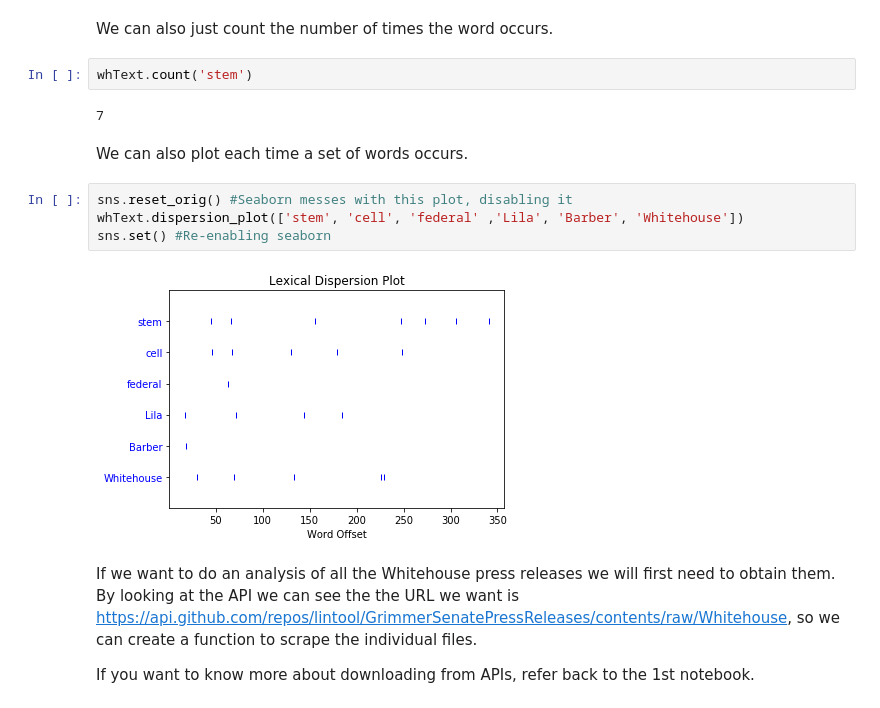
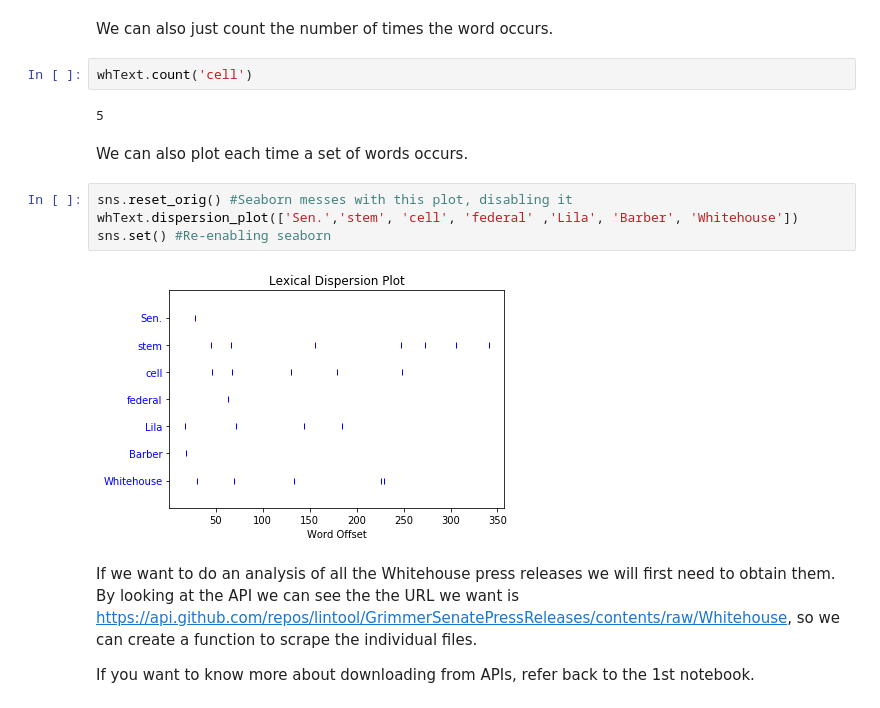
Before and after one commit to 1yangdongchen/Upcoming, a Jupyter notebook: 2-Corpus-Linguistics/2-Corpus-Linguistics.ipynb, the cells around one changed output. Saved outputs shown, nothing was run; the diff lists cells and outputs as text.

```diff
--- a/2-Corpus-Linguistics/2-Corpus-Linguistics.ipynb
+++ b/2-Corpus-Linguistics/2-Corpus-Linguistics.ipynb
@@ -318,18 +335,18 @@ embryonic_cells
 # %% [markdown]
 We can also just count the number of times the word occurs.
 # %%
-whText.count('stem')
+whText.count('cell')
 # %% [output]
-7
+5
 # %% [markdown]
 
 We can also plot each time a set of words occurs.
 # %%
 sns.reset_orig() #Seaborn messes with this plot, disabling it
-whText.dispersion_plot(['stem', 'cell', 'federal' ,'Lila', 'Barber', 'Whitehouse'])
+whText.dispersion_plot(['Sen.','stem', 'cell', 'federal' ,'Lila', 'Barber', 'Whitehouse'])
 sns.set() #Re-enabling seaborn
 # %% [output]
-[figure, old version]
+[figure, new version]
 # %% [markdown]
 If we want to do an analysis of all the Whitehouse press releases we will first need to obtain them. By looking at the API we can see the the URL we want is [https://api.github.com/repos/lintool/GrimmerSenatePressReleases/contents/raw/Whitehouse](https://api.github.com/repos/lintool/GrimmerSenatePressReleases/contents/raw/Whitehouse), so we can create a function to scrape the individual files.
 
```
Also changed, not shown: parts of 15 cells of this notebook.
